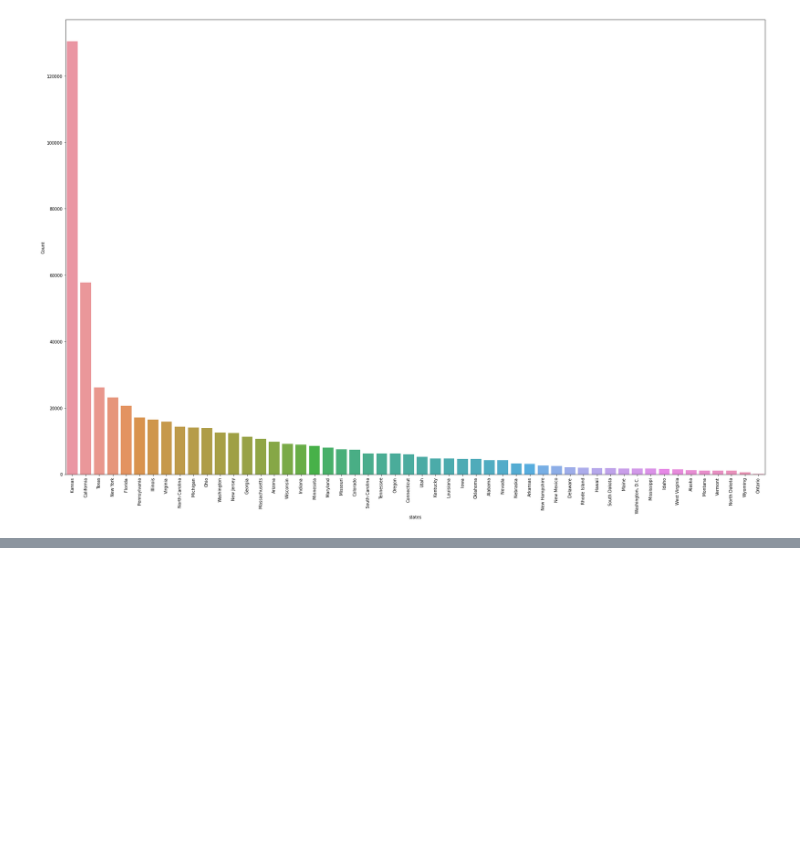
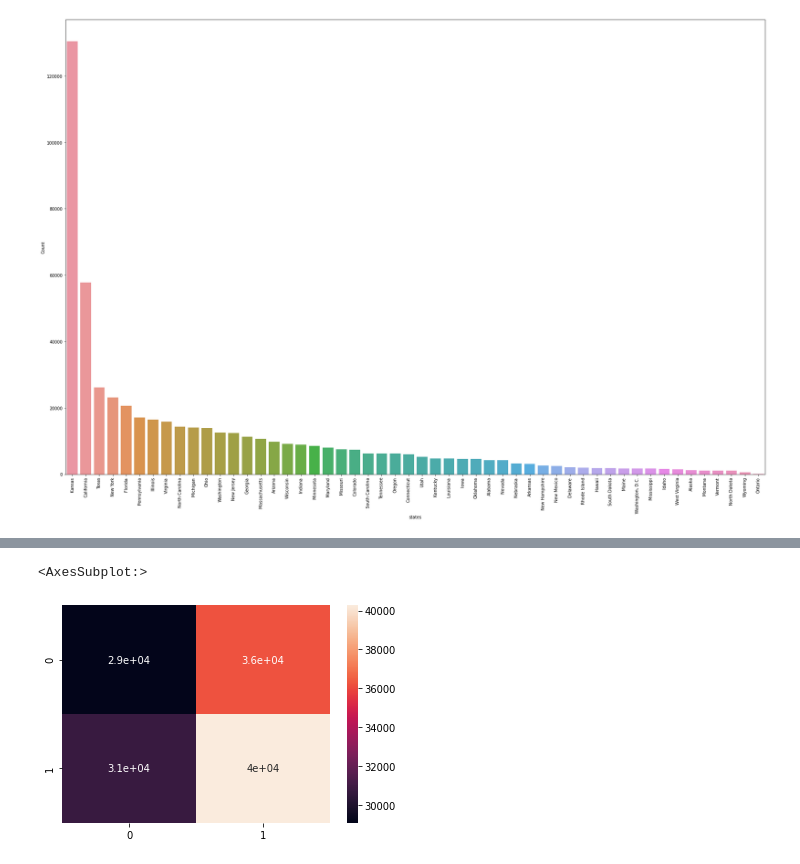
Before and after one commit to marvin2311/BigFive_Personality_Analysis, a Jupyter notebook: Notebook_Eric.ipynb, the cells around one changed output, grey strips where cells are left out. Drawn from its saved outputs; the diff is of its cells as text; code cells hidden in the pictures; blank space fills up the shorter version.

```diff
--- a/Notebook_Eric.ipynb
+++ b/Notebook_Eric.ipynb
@@ -516,0 +687,3 @@ sns.boxplot(x="political bias", y="EXT1", hue="region", data=Dataset_USA, palett
+# %%
+y_predict_test = randomforest_classifier.predict(X_test)
+print(classification_report(y_test, y_predict_test))
@@ -516,0 +699,6 @@ sns.boxplot(x="political bias", y="EXT1", hue="region", data=Dataset_USA, palett
+# %%
+cm = confusion_matrix(y_test, y_predict_test)
+sns.heatmap(cm, annot=True)
+# %% [output]
+<AxesSubplot:>
+[figure, added]
```
Also changed, not shown: parts of 19 cells of this notebook.
